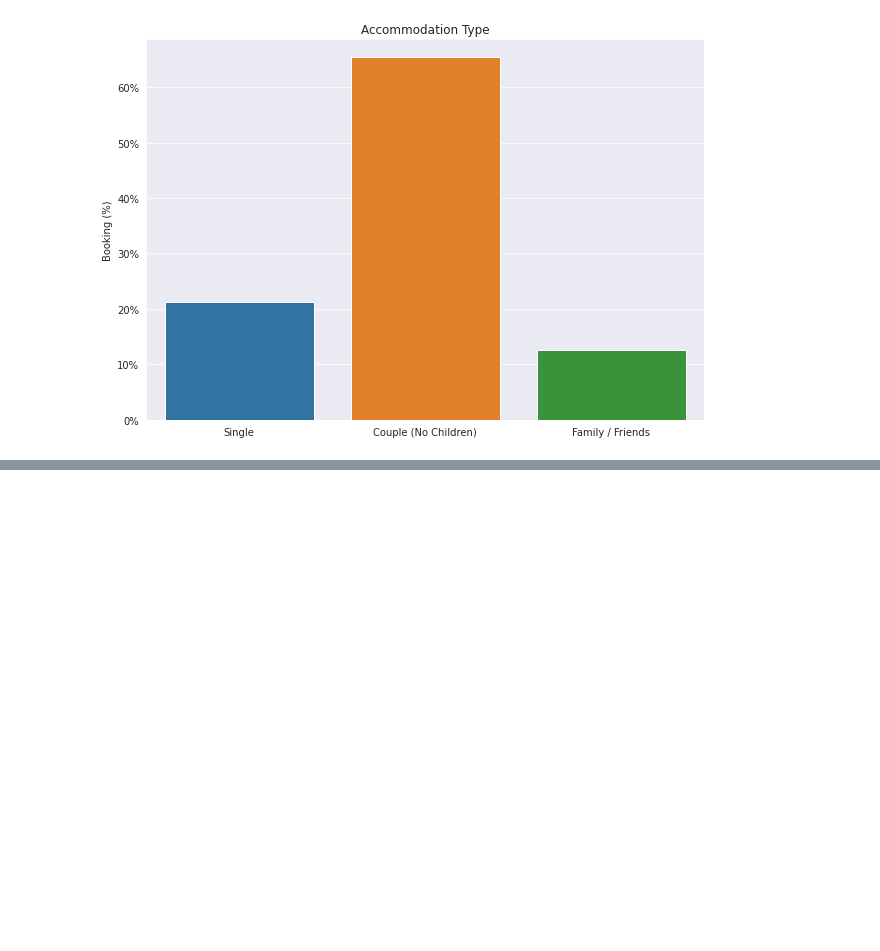
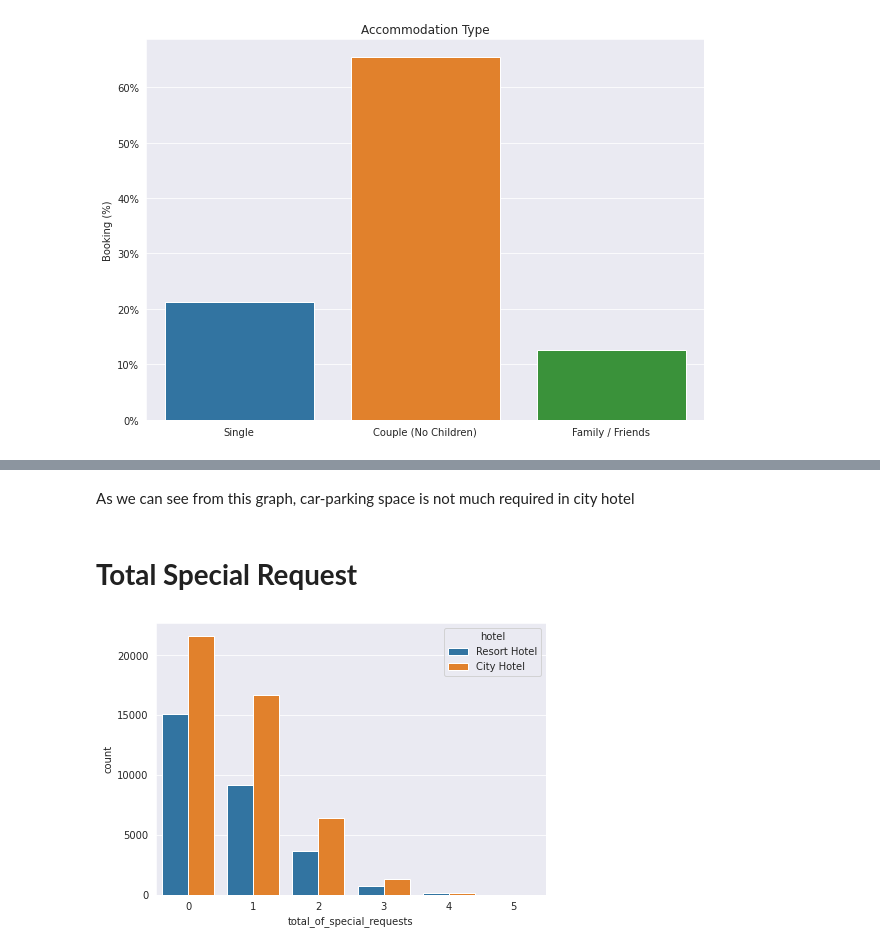
Before and after one commit to pallavibhardwaj/hotel-booking-analysis, a Jupyter notebook: Pallavi_Bhardwaj_Hotel_Booking_Analysis_Capstone_Project.ipynb, the cells around one changed output, grey strips where cells are left out. Saved outputs shown, nothing was run; the diff lists cells and outputs as text; code cells hidden in the pictures; blank space fills up the shorter version.

```diff
--- a/Pallavi_Bhardwaj_Hotel_Booking_Analysis_Capstone_Project.ipynb
+++ b/Pallavi_Bhardwaj_Hotel_Booking_Analysis_Capstone_Project.ipynb
@@ -379,0 +402,10 @@ plot(names,count_percent,  y_label='Booking (%)', title='Accommodation Type', fi
+# %% [markdown]
+As we can see from this graph, car-parking space is not much required in city hotel
+# %% [markdown]
+# **Total Special Request**
+# %%
+#  visualizing Special requests
+plt.subplots(figsize=(7,5))
+sns.countplot(x='total_of_special_requests', hue='hotel',  data=hotel_not_canceled);
+# %% [output]
+[figure, added]
```
Also changed, not shown: parts of 18 cells of this notebook.
